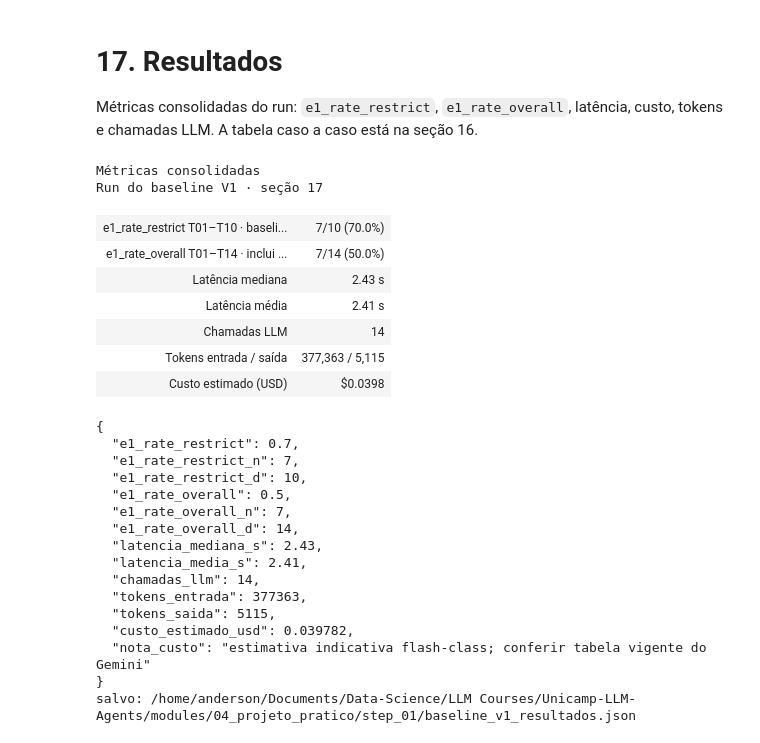
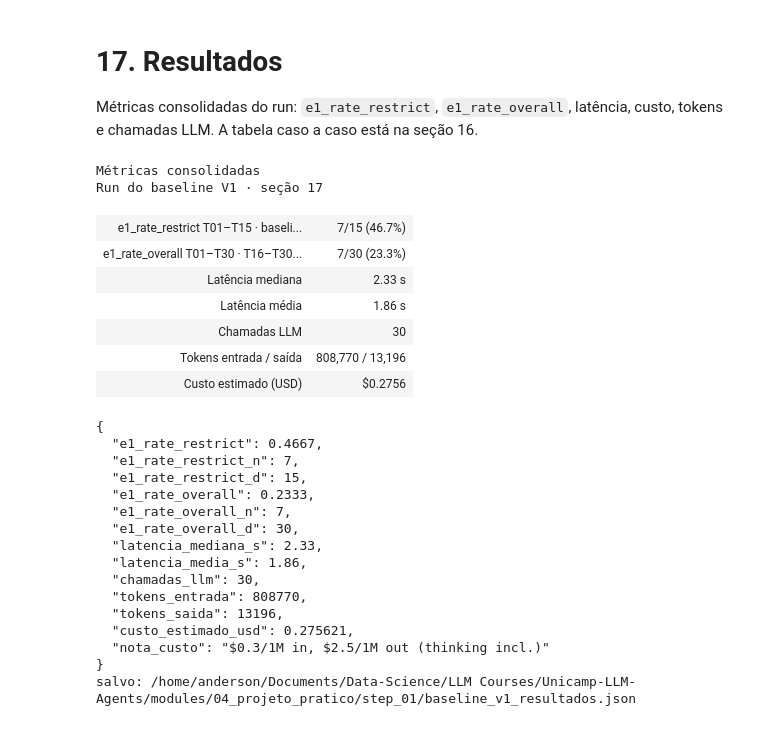
Before and after one commit to andluizsouza/unicamp-llm-agents, a Jupyter notebook: modules/04_projeto_pratico/step_01/E1_souza.ipynb, the cells around one changed output. Drawn from its saved outputs; the diff is of its cells as text; code cells hidden in the pictures.

```diff
--- a/modules/04_projeto_pratico/step_01/E1_souza.ipynb
+++ b/modules/04_projeto_pratico/step_01/E1_souza.ipynb
@@ -1090,7 +1404,7 @@ for caso in test_cases:
     saida, metricas = baseline(caso["entrada"])
     checagem = verify_case(caso, saida)
     restrict = is_restrict_scope(caso["familia"])
-    motivo = diagnose_failure(caso, checagem)
+    motivo = motivo_sucesso(caso, checagem) or diagnose_failure(caso, checagem)
     status = final_status(checagem["aprovado"], restrict)
     registros.append(
         {
@@ -1187,60 +1503,60 @@ n_restrict = len(restrict_df)
 n_overall_ok = int(df["aprovado"].sum())
 n_overall = len(df)
 
-USD_IN = 0.10 / 1_000_000
-USD_OUT = 0.40 / 1_000_000
 tok_in = pd.to_numeric(df["tokens_entrada"], errors="coerce").fillna(0).sum()
 tok_out = pd.to_numeric(df["tokens_saida"], errors="coerce").fillna(0).sum()
 lat = pd.to_numeric(df["latencia_s"], errors="coerce")
 
 RESUMO = {
     "e1_rate_restrict": round(n_restrict_ok / n_restrict, 4) if n_restrict else None,
     "e1_rate_restrict_n": n_restrict_ok,
     "e1_rate_restrict_d": n_restrict,
     "e1_rate_overall": round(n_overall_ok / n_overall, 4) if n_overall else None,
     "e1_rate_overall_n": n_overall_ok,
     "e1_rate_overall_d": n_overall,
     "latencia_mediana_s": round(float(lat.median()), 2) if len(lat) else None,
     "latencia_media_s": round(float(lat.mean()), 2) if len(lat) else None,
     "chamadas_llm": int(df["chamadas_llm"].sum()) if len(df) else 0,
     "tokens_entrada": int(tok_in),
     "tokens_saida": int(tok_out),
-    "custo_estimado_usd": round(tok_in * USD_IN + tok_out * USD_OUT, 6),
-    "nota_custo": "estimativa indicativa flash-class; conferir tabela vigente do Gemini",
+    "custo_estimado_usd": round(estimate_llm_cost_usd(tok_in, tok_out), 6),
+    "nota_custo": (
+        f"${USD_PER_1M_INPUT_TOKENS}/1M in, ${USD_PER_1M_OUTPUT_TOKENS}/1M out (thinking incl.)"
+    ),
 }
 
 display(HTML(render_metrics_panel(RESUMO, n_restrict_ok, n_restrict, n_overall_ok, n_overall)))
 
 print(json.dumps(RESUMO, indent=2, ensure_ascii=False))
 
 out_json = STEP_DIR / "baseline_v1_resultados.json"
 payload = {"run": RUN_INFO, "resumo": RESUMO, "registros": registros}
 out_json.write_text(json.dumps(payload, ensure_ascii=False, indent=2, default=str), encoding="utf-8")
 print("salvo:", out_json)
 # %% [output]
 Métricas consolidadas
 Run do baseline V1 · seção 17
-| e1_rate_restrict T01–T10 · baseli... | 7/10 (70.0%) |
-| e1_rate_overall T01–T14 · inclui ... | 7/14 (50.0%) |
-| Latência mediana | 2.43 s |
-| Latência média | 2.41 s |
-| Chamadas LLM | 14 |
-| Tokens entrada / saída | 377,363 / 5,115 |
-| Custo estimado (USD) | $0.0398 |
+| e1_rate_restrict T01–T15 · baseli... | 7/15 (46.7%) |
+| e1_rate_overall T01–T30 · T16–T30... | 7/30 (23.3%) |
+| Latência mediana | 2.33 s |
+| Latência média | 1.86 s |
+| Chamadas LLM | 30 |
+| Tokens entrada / saída | 808,770 / 13,196 |
+| Custo estimado (USD) | $0.2756 |
 {
-  "e1_rate_restrict": 0.7,
+  "e1_rate_restrict": 0.4667,
   "e1_rate_restrict_n": 7,
-  "e1_rate_restrict_d": 10,
-  "e1_rate_overall": 0.5,
+  "e1_rate_restrict_d": 15,
+  "e1_rate_overall": 0.2333,
   "e1_rate_overall_n": 7,
-  "e1_rate_overall_d": 14,
-  "latencia_mediana_s": 2.43,
-  "latencia_media_s": 2.41,
-  "chamadas_llm": 14,
-  "tokens_entrada": 377363,
-  "tokens_saida": 5115,
-  "custo_estimado_usd": 0.039782,
-  "nota_custo": "estimativa indicativa flash-class; conferir tabela vigente do Gemini"
+  "e1_rate_overall_d": 30,
+  "latencia_mediana_s": 2.33,
+  "latencia_media_s": 1.86,
+  "chamadas_llm": 30,
+  "tokens_entrada": 808770,
+  "tokens_saida": 13196,
+  "custo_estimado_usd": 0.275621,
+  "nota_custo": "$0.3/1M in, $2.5/1M out (thinking incl.)"
 }
 salvo: /home/anderson/Documents/Data-Science/LLM Courses/Unicamp-LLM-Agents/modules/04_projeto_pratico/step_01/baseline_v1_resultados.json
 # %% [markdown]
```
Also changed, not shown: parts of 15 cells of this notebook.
